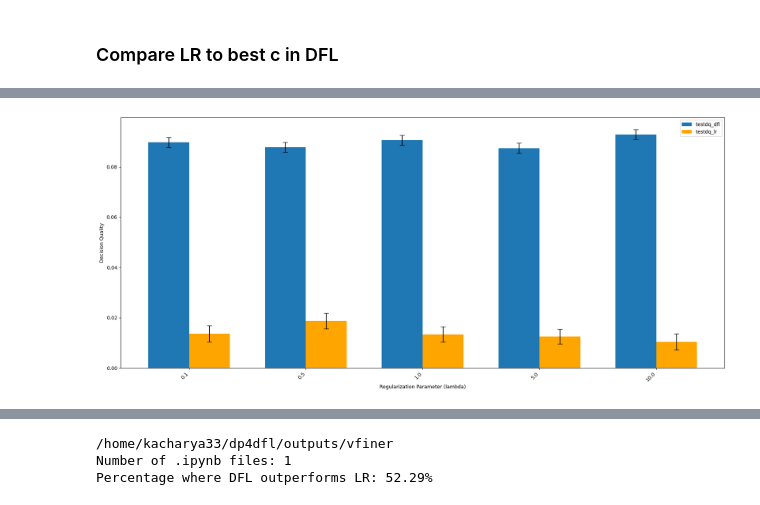
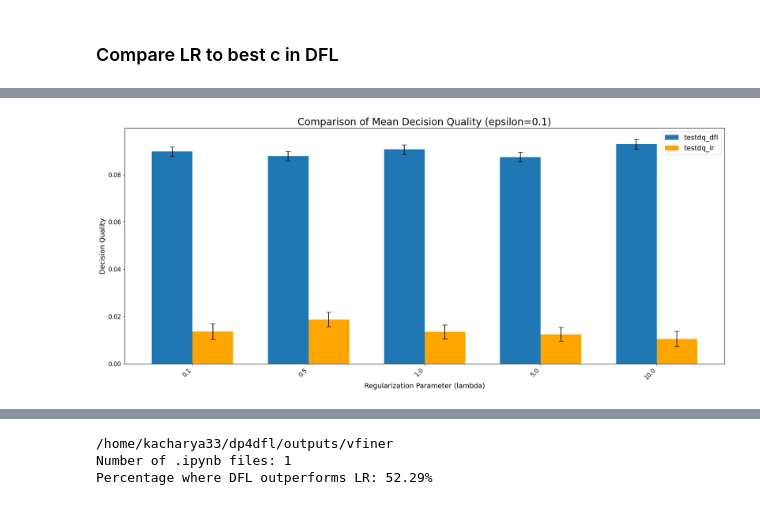
Before and after one commit to krishnacharya/dfldp, a Jupyter notebook: notebooks/dfl_vs_2stage.ipynb, the cells around one changed output, grey strips where cells are left out. Saved outputs shown, nothing was run; the diff lists cells and outputs as text; code cells hidden in the pictures.

Commit message:
moves plotting to utils

```diff
--- a/notebooks/dfl_vs_2stage.ipynb
+++ b/notebooks/dfl_vs_2stage.ipynb
@@ -332,28 +310,21 @@ sorted_k
 import os
 import pandas as pd
 from src.project_dirs import output_dir_name
-import matplotlib.pyplot as plt
+from src.utils import plot_grouped_dq
 
 filepath = str(output_dir_name('vhigherc'))
 print(filepath)
 
 # List all files in the directory
 files = os.listdir(filepath)
-
-# Filter files ending with .ipynb
 csv_files = [file for file in files if file.endswith('.csv')]
-
-
-# Count the number of .ipynb files
-print(f"Number of .ipynb files: {len(csv_files)}")
+print(f"Number of .csv files: {len(csv_files)}")
 
 file = os.path.join(filepath, csv_files[0])
 df_all = pd.read_csv(file)
 
-
 percentage = (df_all['testdq_dfl'] > df_all['testdq_lr']).mean() * 100
 print(f"Percentage where DFL outperforms LR: {percentage:.2f}%")
-
 
 percent = []
 for k in df_all['key'].unique(): # check case by case for each key in which dfl is better
@@ -362,70 +333,46 @@ for k in df_all['key'].unique(): # check case by case for each key in which dfl
 
 sorted_k = sorted(percent, key=lambda x: x[1], reverse=True)
 
-def plot_grouped_dq(df_all: pd.DataFrame, cols: list[str],
-                    reg_col_dfl: str, dq_col_dfl: str,
-                    reg_col_lr: str, dq_col_lr: str, metric: str):
-    """
-    Generates a grouped bar chart comparing the mean of two decision quality
-    columns (e.g., testdq_dfl and testdq_lr) with standard error, across a
-    common regularization parameter derived from two different columns.
+cols_to_use = ['epsilon', 'lamb_dfl', 'lamb_lr', 'c_dfl', 'testloss_dfl', 'testdq_dfl', 'testloss_lr', 'testdq_lr', 'testacc_dfl', 'testacc_lr']
 
-    Args:
-        df_all: DataFrame containing the data.
-        cols: List of columns to select from df_all. Must include 'epsilon',
-              reg_col_dfl, dq_col_dfl, reg_col_lr, and dq_col_lr.
-        reg_col_dfl: Name of the column representing the regularization
-                     parameter for the first method (e.g., 'lamb_dfl').
-        dq_col_dfl: Name of the column representing the decision quality for
-                    the first method (e.g., 'testdq_dfl').
-        reg_col_lr: Name of the column representing the regularization
-                    parameter for the second method (e.g., 'lamb_lr').
-        dq_col_lr: Name of the column representing the decision quality for
-                   the second method (e.g., 'testdq_lr').
-    """
-    df_plot = df_all[cols].copy()
-    print(f"Shape of df_plot: {df_plot.shape}")
+plot_grouped_dq(df_all, cols_to_use, 'lamb_dfl', 'testdq_dfl', 'lamb_lr', 'testdq_lr', metric='Decision Quality', epsilon=0.1,
+                title_fontsize=20, label_fontsize=14, tick_fontsize=12)
 
-    df_eps01 = df_plot[df_plot['epsilon'] == epsilon].copy()
+plot_grouped_dq(df_all, cols_to_use, 'lamb_dfl', 'testdq_dfl', 'lamb_lr', 'testdq_lr', metric='Decision Quality', epsilon=0.2,
+                title_fontsize=20, label_fontsize=14, tick_fontsize=12)
 
-    # Group by reg_col_dfl and get mean and standard error of dq_col_dfl
-    grouped_dfl = df_eps01.groupby(reg_col_dfl)[dq_col_dfl].agg(['mean', 'sem', 'size']).reset_index()
-    grouped_dfl = grouped_dfl.rename(columns={reg_col_dfl: 'lambda', 'mean': 'mean_method1', 'sem': 'stderr_method1', 'size': 'size_method1'})
+plot_grouped_dq(df_all, cols_to_use, 'lamb_dfl', 'testdq_dfl', 'lamb_lr', 'testdq_lr', metric='Decision Quality', epsilon=0.5,
+                title_fontsize=20, label_fontsize=14, tick_fontsize=12)
 
-    # Group by reg_col_lr and get mean and standard error of dq_col_lr
-    grouped_lr = df_eps01.groupby(reg_col_lr)[dq_col_lr].agg(['mean', 'sem', 'size']).reset_index()
-    grouped_lr = grouped_lr.rename(columns={reg_col_lr: 'lambda', 'mean': 'mean_method2', 'sem': 'stderr_method2', 'size': 'size_method2'})
+plot_grouped_dq(df_all, cols_to_use, 'lamb_dfl', 'testdq_dfl', 'lamb_lr', 'testdq_lr', metric='Decision Quality', epsilon=1.0,
+                title_fontsize=20, label_fontsize=14, tick_fontsize=12)
 
-    # Merge the grouped DataFrames on the 'lambda' column
-    merged_grouped = pd.merge(grouped_dfl, grouped_lr, on='lambda', how='outer').sort_values(by='lambda')
 
-    # Prepare data for plotting
-    labels = merged_grouped['lambda'].astype(str)
-    mean_method1 = merged_grouped['mean_method1'].fillna(0)
-    stderr_method1 = merged_grouped['stderr_method1'].fillna(0)
-    mean_method2 = merged_grouped['mean_method2'].fillna(0)
-    stderr_method2 = merged_grouped['stderr_method2'].fillna(0)
+# Plot accuracy
+plot_grouped_dq(df_all, cols_to_use, 'lamb_dfl', 'testacc_dfl', 'lamb_lr', 'testacc_lr', metric='Accuracy', epsilon=0.1,
+                title_fontsize=20, label_fontsize=14, tick_fontsize=12)
 
-    x = np.arange(len(labels))
-    bar_width = 0.35
+plot_grouped_dq(df_all, cols_to_use, 'lamb_dfl', 'testacc_dfl', 'lamb_lr', 'testacc_lr', metric='Accuracy', epsilon=0.2,
+                title_fontsize=20, label_fontsize=14, tick_fontsize=12)
 
-    fig, ax = plt.subplots(figsize=(18, 8))
+plot_grouped_dq(df_all, cols_to_use, 'lamb_dfl', 'testacc_dfl', 'lamb_lr', 'testacc_lr', metric='Accuracy', epsilon=0.5,
+                title_fontsize=20, label_fontsize=14, tick_fontsize=12)
 
-    rects1 = ax.bar(x - bar_width/2, mean_method1, bar_width, yerr=stderr_method1, capsize=5, label=dq_col_dfl)
-    rects2 = ax.bar(x + bar_width/2, mean_method2, bar_width, yerr=stderr_method2, capsize=5, label=dq_col_lr, color='orange')
+plot_grouped_dq(df_all, cols_to_use, 'lamb_dfl', 'testacc_dfl', 'lamb_lr', 'testacc_lr', metric='Accuracy', epsilon=1.0,
+                title_fontsize=20, label_fontsize=14, tick_fontsize=12)
 
-    # Add some text for labels, title and custom x-axis tick labels, etc.
-    ax.set_ylabel(f'{metric}')
-    ax.set_xlabel('Regularization Parameter (lambda)')
-    # ax.set_title(f'Comparison of Mean {} (epsilon=0.1) with Standard Error')
-    ax.set_xticks(x)
-    ax.set_xticklabels(labels, rotation=45, ha='right')
-    ax.legend()
 
-    fig.tight_layout()
-    plt.show()
+# Plot loss
+plot_grouped_dq(df_all, cols_to_use, 'lamb_dfl', 'testloss_dfl', 'lamb_lr', 'testloss_lr', metric='Logistic Loss', epsilon=0.1,
+                title_fontsize=20, label_fontsize=14, tick_fontsize=12)
 
-cols_to_use = ['epsilon', 'lamb_dfl', 'lamb_lr', 'c_dfl', 'testloss_dfl', 'testdq_dfl', 'testloss_lr', 'testdq_lr', 'testacc_dfl', 'testacc_lr']
-plot_grouped_dq(df_all, cols_to_use, 'lamb_dfl', 'testdq_dfl', 'lamb_lr', 'testdq_lr', metric='Decision Quality')
+plot_grouped_dq(df_all, cols_to_use, 'lamb_dfl', 'testloss_dfl', 'lamb_lr', 'testloss_lr', metric='Logistic Loss', epsilon=0.2,
+                title_fontsize=20, label_fontsize=14, tick_fontsize=12)
+
+plot_grouped_dq(df_all, cols_to_use, 'lamb_dfl', 'testloss_dfl', 'lamb_lr', 'testloss_lr', metric='Logistic Loss', epsilon=0.5,
+                title_fontsize=20, label_fontsize=14, tick_fontsize=12)
+
+plot_grouped_dq(df_all, cols_to_use, 'lamb_dfl', 'testloss_dfl', 'lamb_lr', 'testloss_lr', metric='Logistic Loss', epsilon=1.0,
+                title_fontsize=20, label_fontsize=14, tick_fontsize=12)
 # %% [output]
 /home/kacharya33/dp4dfl/outputs/vhigherc
@@ -433,3 +380,3 @@ Number of .ipynb files: 1
 Percentage where DFL outperforms LR: 50.38%
 Shape of df_plot: (20000, 10)
-[figure, old version]
+[figure, new version]
```
Also changed, not shown: parts of 7 cells of this notebook, 1 other file.
